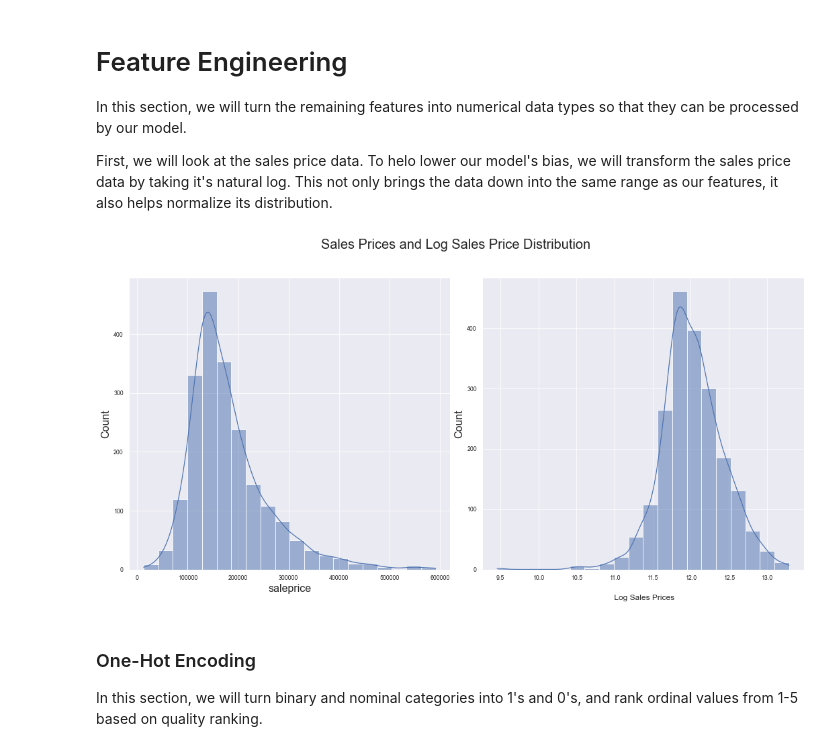
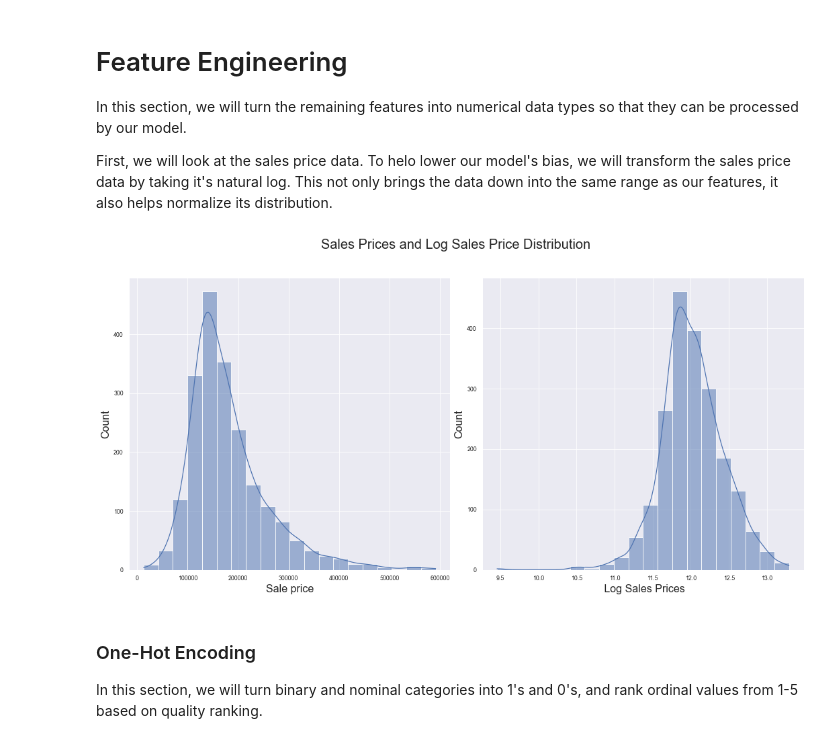
Before and after one commit to matheastevens/Ames_Housing_Predictions, a Jupyter notebook: Ames Housing Project Model Development and Predictions.ipynb, the cells around one changed output. Drawn from its saved outputs; the diff is of its cells as text; code cells hidden in the pictures.

```diff
--- a/Ames Housing Project Model Development and Predictions.ipynb
+++ b/Ames Housing Project Model Development and Predictions.ipynb
@@ -138,17 +113,19 @@ To helo lower our model's bias, we will transform the sales price data by taking
 # %%
 df['log_saleprice'] = np.log(df['saleprice'])
 
 fig, ax = plt.subplots(1, 2, figsize = (18, 8))
 fig.suptitle('Sales Prices and Log Sales Price Distribution', fontsize = 20,)
 fig.subplots_adjust(wspace = 0.1, hspace = 0.1)
 
 ax1 = sns.histplot(df['saleprice'], kde= True, bins = 20, ax = ax[0])
-plt.xlabel('Sales Prices', fontsize = 16, labelpad = 20)
+ax1.set(xlabel = 'Sale price')
 
-ax2 = sns.histplot(df['log_saleprice'], kde= True, bins = 20)
-plt.xlabel(' Log Sales Prices', fontsize = 12);
+ax2 = sns.histplot(df['log_saleprice'], kde= True, bins = 20, ax = ax[1])
+ax2.set(xlabel=' Log Sales Prices')
+
+plt.savefig('Images_and_Backup/sale_price_distribution.png');
 # %% [output]
-[figure, old version]
+[figure, new version]
 # %% [markdown]
 ### One-Hot Encoding
 
```
Also changed, not shown: parts of 17 cells of this notebook, 3 other files.
